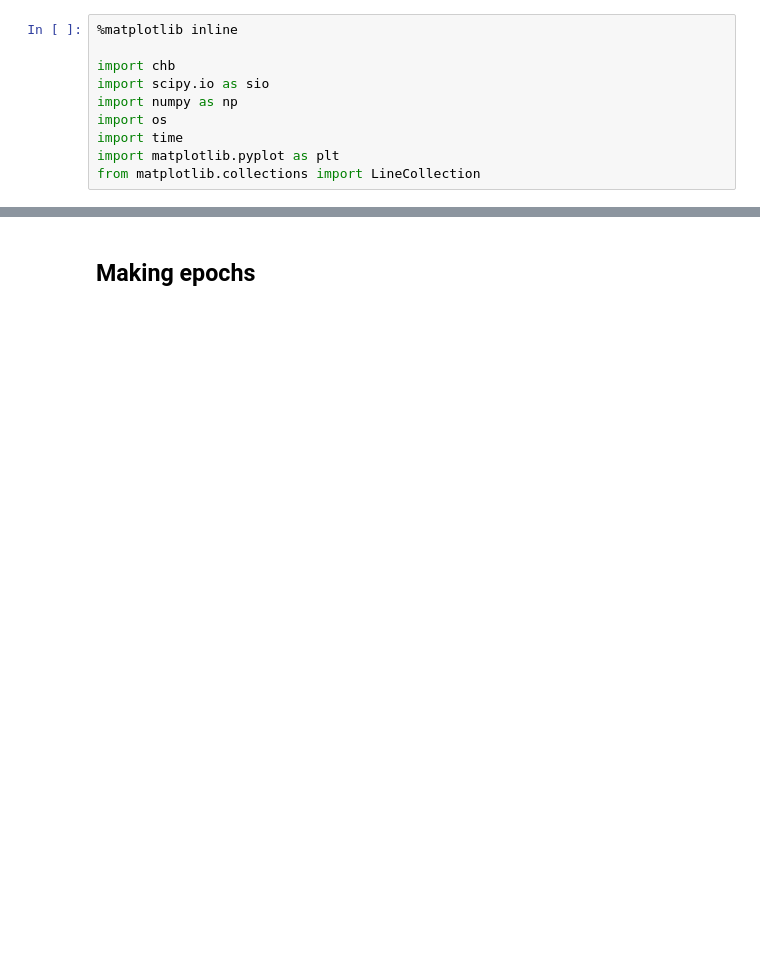
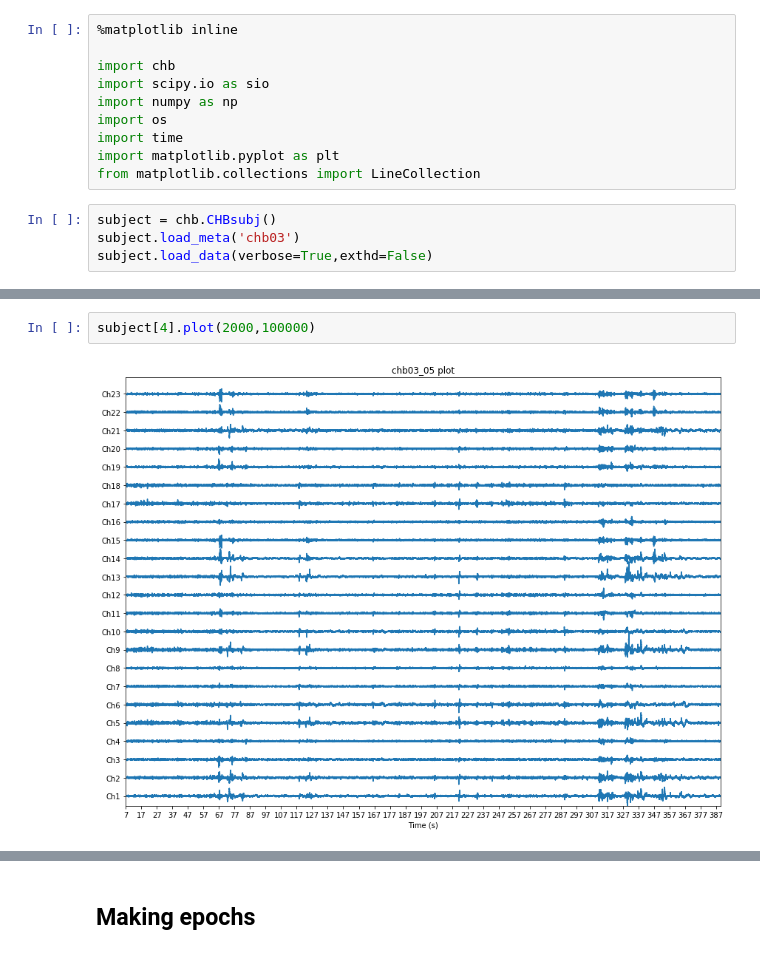
Before and after one commit to acellon/thesis, a Jupyter notebook: testdev.ipynb, the cells around one changed output, grey strips where cells are left out. Saved outputs shown, nothing was run; the diff lists cells and outputs as text; blank space fills up the shorter version.

```diff
--- a/testdev.ipynb
+++ b/testdev.ipynb
@@ -8,3 +8,7 @@ import os
 import time
 import matplotlib.pyplot as plt
 from matplotlib.collections import LineCollection
+# %%
+subject = chb.CHBsubj()
+subject.load_meta('chb03')
+subject.load_data(verbose=True,exthd=False)
@@ -10,0 +18,4 @@ from matplotlib.collections import LineCollection
+# %%
+subject[4].plot(2000,100000)
+# %% [output]
+[figure, added]
```
Also changed, not shown: parts of 10 cells of this notebook, 2 other files.
